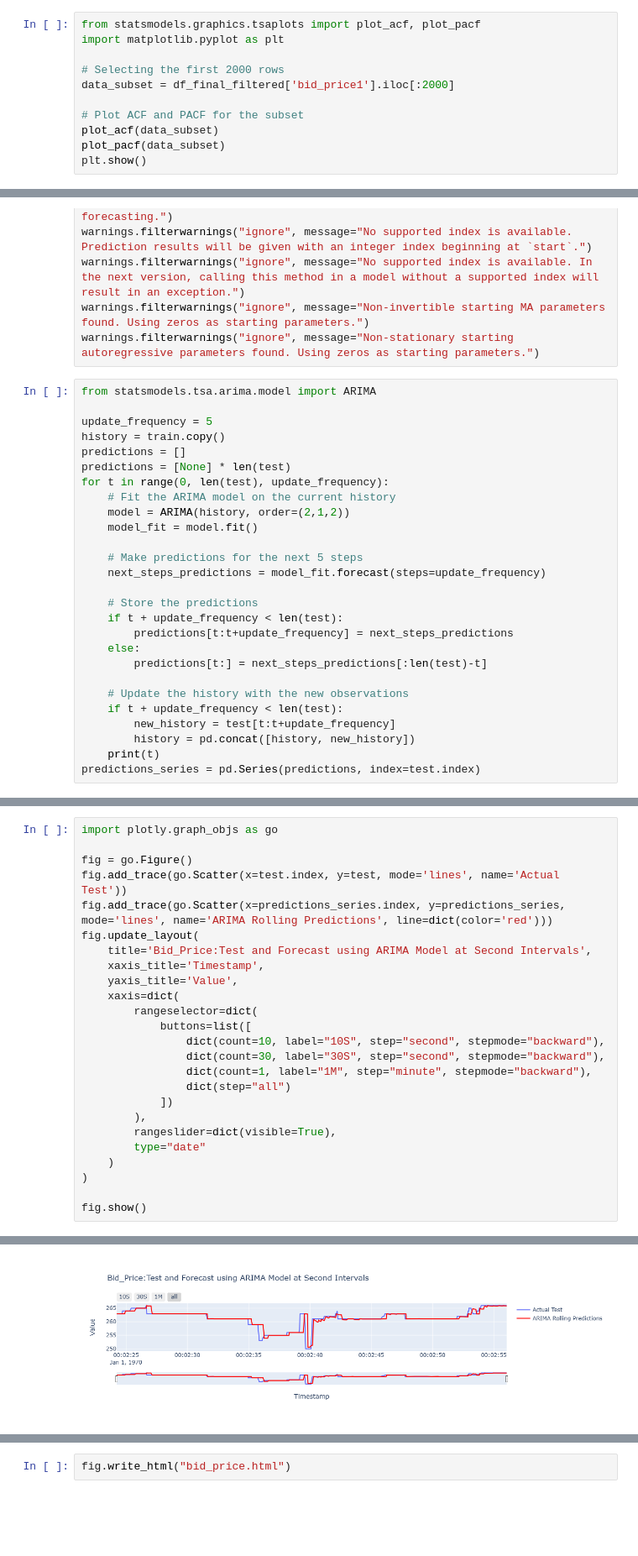
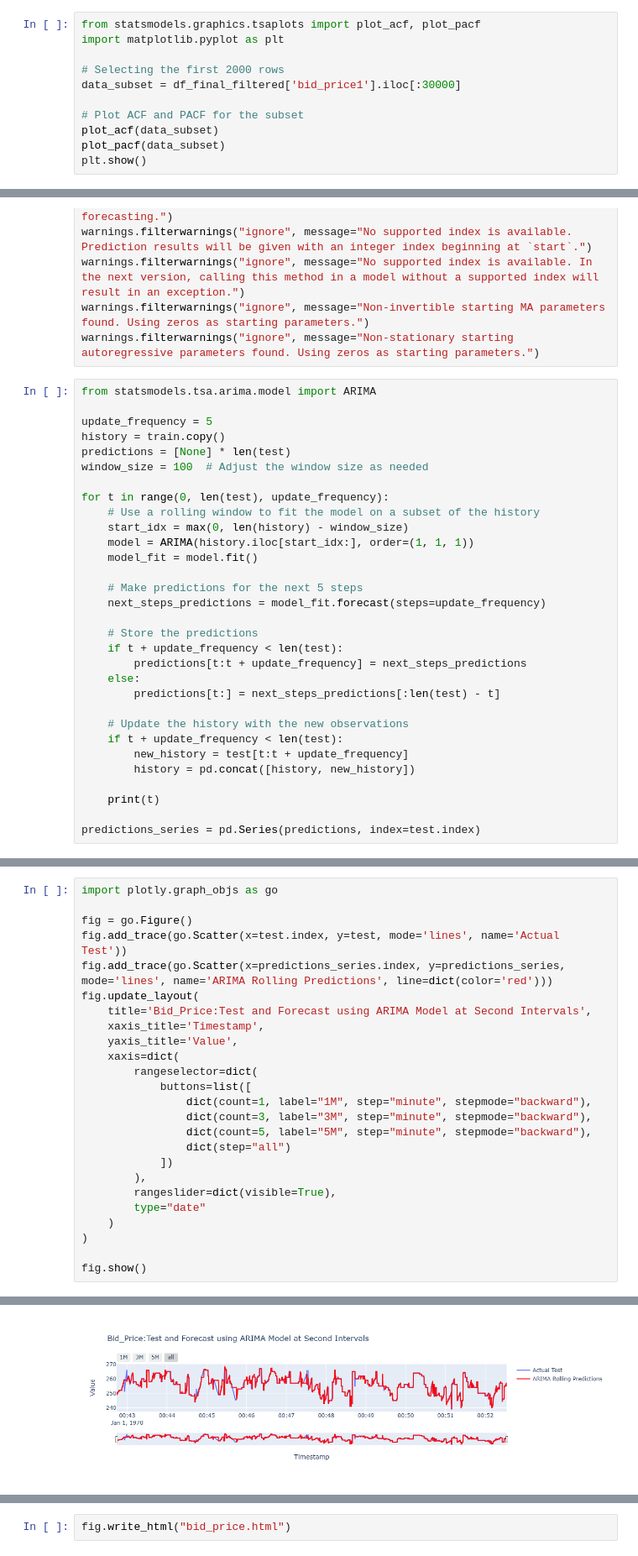
Before and after one commit to UoB-DSMP-2023-24/dsmp-2024-group17, a Jupyter notebook: ARIMA.ipynb, the cells around one changed output, grey strips where cells are left out. Shown at 84% size. Saved outputs shown, nothing was run; the diff lists cells and outputs as text; blank space fills up the shorter version.

```diff
--- a/ARIMA.ipynb
+++ b/ARIMA.ipynb
@@ -287,7 +287,7 @@ from statsmodels.graphics.tsaplots import plot_acf, plot_pacf
 import matplotlib.pyplot as plt
 
 # Selecting the first 2000 rows
-data_subset = df_final_filtered['bid_price1'].iloc[:2000]
+data_subset = df_final_filtered['bid_price1'].iloc[:30000]
 
 # Plot ACF and PACF for the subset
 plot_acf(data_subset)
@@ -342,11 +342,13 @@ from statsmodels.tsa.arima.model import ARIMA
 
 update_frequency = 5
 history = train.copy()
-predictions = []
 predictions = [None] * len(test)
+window_size = 100  # Adjust the window size as needed
+
 for t in range(0, len(test), update_frequency):
-    # Fit the ARIMA model on the current history
-    model = ARIMA(history, order=(2,1,2))
+    # Use a rolling window to fit the model on a subset of the history
+    start_idx = max(0, len(history) - window_size)
+    model = ARIMA(history.iloc[start_idx:], order=(1, 1, 1))
     model_fit = model.fit()
 
     # Make predictions for the next 5 steps
@@ -354,15 +356,17 @@ for t in range(0, len(test), update_frequency):
 
     # Store the predictions
     if t + update_frequency < len(test):
-        predictions[t:t+update_frequency] = next_steps_predictions
+        predictions[t:t + update_frequency] = next_steps_predictions
     else:
-        predictions[t:] = next_steps_predictions[:len(test)-t]
+        predictions[t:] = next_steps_predictions[:len(test) - t]
 
     # Update the history with the new observations
     if t + update_frequency < len(test):
-        new_history = test[t:t+update_frequency]
+        new_history = test[t:t + update_frequency]
         history = pd.concat([history, new_history])
+
     print(t)
+
 predictions_series = pd.Series(predictions, index=test.index)
 # %% [output]
 0
@@ -395,9 +475,9 @@ fig.update_layout(
     xaxis=dict(
         rangeselector=dict(
             buttons=list([
-                dict(count=10, label="10S", step="second", stepmode="backward"),
-                dict(count=30, label="30S", step="second", stepmode="backward"),
                 dict(count=1, label="1M", step="minute", stepmode="backward"),
+                dict(count=3, label="3M", step="minute", stepmode="backward"),
+                dict(count=5, label="5M", step="minute", stepmode="backward"),
                 dict(step="all")
             ])
         ),
@@ -412 +491 @@ fig.show()
-[figure, old version]
+[figure, new version]
```
Also changed, not shown: parts of 8 cells of this notebook.
